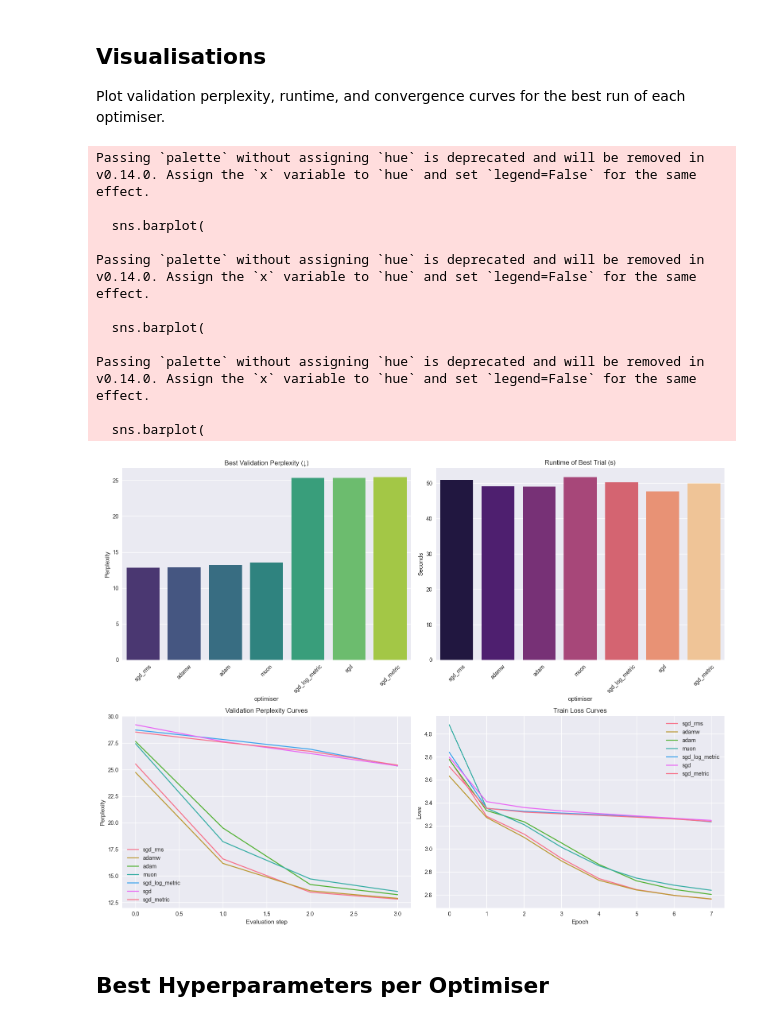
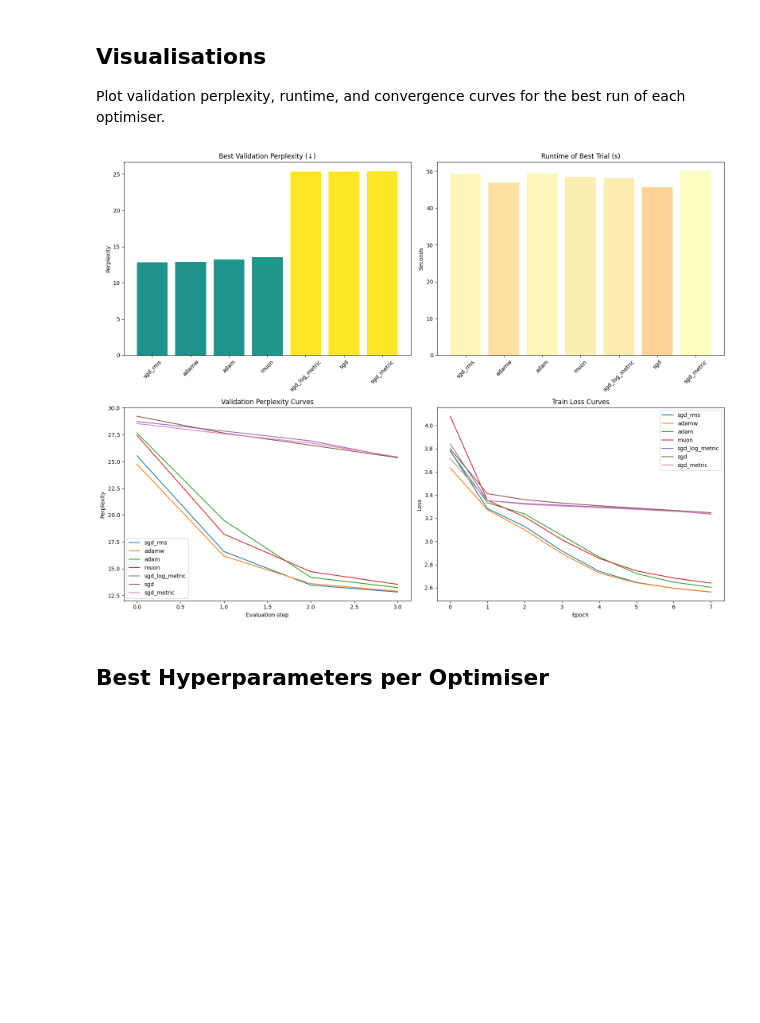
Before and after one commit to Noah-Everett/Induced-Metric-Optimiser, a Jupyter notebook: analysis/shake_analysis_full.ipynb, the cells around one changed output. Saved outputs shown, nothing was run; the diff lists cells and outputs as text; code cells hidden in the pictures; blank space fills up the shorter version.

Commit message:
Adjusted plotting style

```diff
--- a/analysis/shake_analysis_full.ipynb
+++ b/analysis/shake_analysis_full.ipynb
@@ -14,7 +14,6 @@ import optax
 import optuna
 import pandas as pd
 import matplotlib.pyplot as plt
-import seaborn as sns
 import requests
 
 from flax import linen as nn
@@ -31,9 +30,6 @@ from parameters.shared_models import (
     custom_sgd_rms
 )
 
-# Configure plotting aesthetics and Optuna logging
-plt.style.use("seaborn-v0_8")
-sns.set_palette("husl")
 optuna.logging.set_verbosity(optuna.logging.WARNING)
 
 # Ensure deterministic 64-bit precision for numerical stability
@@ -498,63 +494,52 @@ else:
     ordered_best = best_df.sort_values("min_val_perplexity")
     fig, axes = plt.subplots(2, 2, figsize=(16, 12))
 
-    sns.barplot(
-        data=ordered_best,
-        x="optimiser",
-        y="min_val_perplexity",
-        ax=axes[0, 0],
-        order=ordered_best["optimiser"],
-        palette="viridis")
+    cmap_perf = plt.get_cmap("viridis")
+    perf_colors = cmap_perf(ordered_best["min_val_perplexity"] / ordered_best["min_val_perplexity"].max())
+    axes[0, 0].bar(
+        ordered_best["optimiser"],
+        ordered_best["min_val_perplexity"],
+        color=perf_colors,
+    )
     axes[0, 0].set_title("Best Validation Perplexity (↓)")
     axes[0, 0].set_ylabel("Perplexity")
     axes[0, 0].tick_params(axis="x", rotation=45)
 
-    sns.barplot(
-        data=ordered_best,
-        x="optimiser",
-        y="runtime_seconds",
-        ax=axes[0, 1],
-        order=ordered_best["optimiser"],
-        palette="magma")
+    cmap_runtime = plt.get_cmap("magma")
+    runtime_colors = cmap_runtime(ordered_best["runtime_seconds"] / ordered_best["runtime_seconds"].max())
+    axes[0, 1].bar(
+        ordered_best["optimiser"],
+        ordered_best["runtime_seconds"],
+        color=runtime_colors,
+    )
     axes[0, 1].set_title("Runtime of Best Trial (s)")
     axes[0, 1].set_ylabel("Seconds")
     axes[0, 1].tick_params(axis="x", rotation=45)
 
     axes[1, 0].set_title("Validation Perplexity Curves")
     for _, row in ordered_best.iterrows():
         curve = row["val_curve"]
         if not curve:
             continue
         axes[1, 0].plot(range(len(curve)), curve, label=row["optimiser"])
     axes[1, 0].set_xlabel("Evaluation step")
     axes[1, 0].set_ylabel("Perplexity")
     axes[1, 0].legend()
 
     axes[1, 1].set_title("Train Loss Curves")
     for _, row in ordered_best.iterrows():
         curve = row["train_curve"]
         if not curve:
             continue
         axes[1, 1].plot(range(len(curve)), curve, label=row["optimiser"])
     axes[1, 1].set_xlabel("Epoch")
     axes[1, 1].set_ylabel("Loss")
     axes[1, 1].legend()
 
     plt.tight_layout()
     plt.show()
 # %% [output]
-Passing `palette` without assigning `hue` is deprecated and will be removed in v0.14.0. Assign the `x` variable to `hue` and set `legend=False` for the same effect.
-
-  sns.barplot(
-
-Passing `palette` without assigning `hue` is deprecated and will be removed in v0.14.0. Assign the `x` variable to `hue` and set `legend=False` for the same effect.
-
-  sns.barplot(
-
-Passing `palette` without assigning `hue` is deprecated and will be removed in v0.14.0. Assign the `x` variable to `hue` and set `legend=False` for the same effect.
-
-  sns.barplot(
-[figure, old version]
+[figure, new version]
 # %% [markdown]
 ## Best Hyperparameters per Optimiser
 # %%
```
Also changed, not shown: parts of 2 cells of this notebook.
